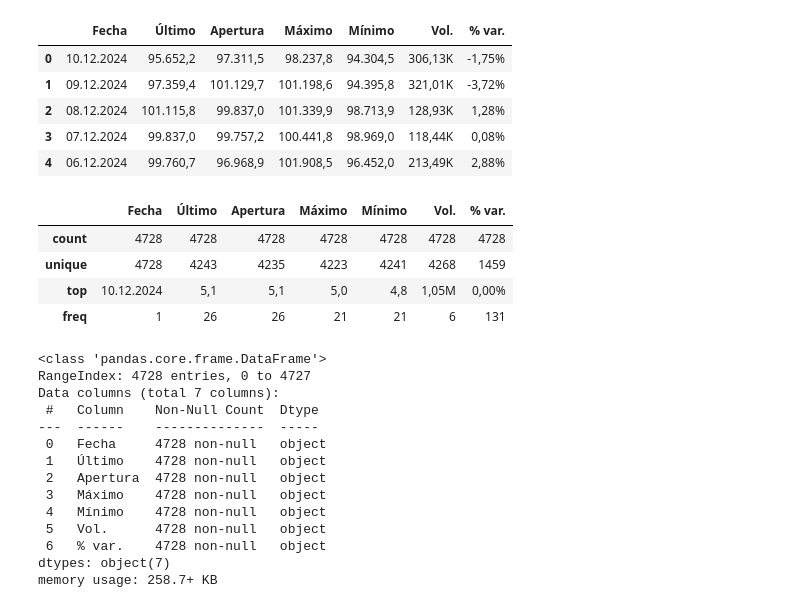
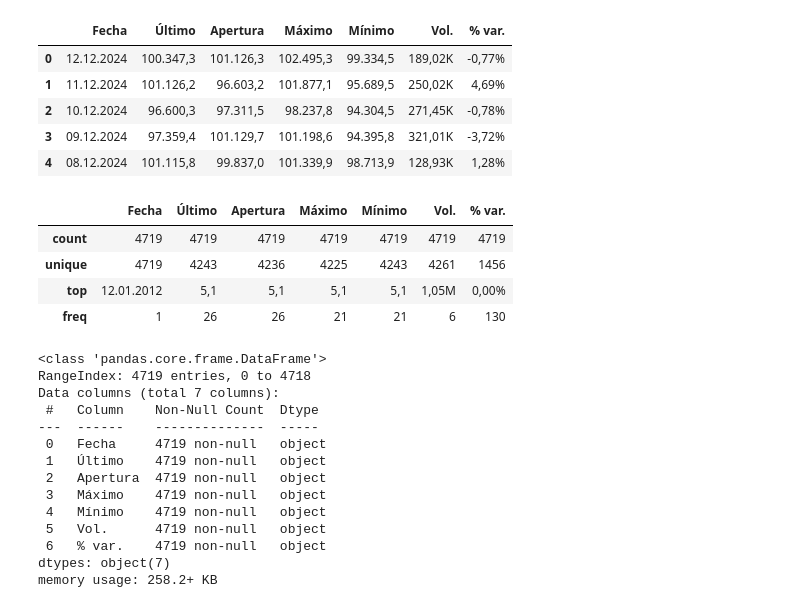
Before and after one commit to FelicianoRN01/SAA, a Jupyter notebook: prediccionBitcoin.ipynb, the cells around one changed output. Cells and saved outputs as stored; diff of their text form; code cells hidden in the pictures.

```diff
--- a/prediccionBitcoin.ipynb
+++ b/prediccionBitcoin.ipynb
@@ -8,36 +8,36 @@ from sklearn.metrics import mean_squared_error
 # %%
-df = pd.read_csv('/home/alumnadotarde/Descargas/Bitcoin.csv')
-
+# df = pd.read_csv('/home/alumnadotarde/Descargas/Bitcoin.csv')
+df = pd.read_csv('./bitcoin.csv', delimiter=',')
 df.head()
 # %% [output]
 |  | Fecha | Último | Apertura | Máximo | Mínimo | Vol. | % var. |
-| 0 | 10.12.2024 | 95.652,2 | 97.311,5 | 98.237,8 | 94.304,5 | 306,13K | -1,75% |
-| 1 | 09.12.2024 | 97.359,4 | 101.129,7 | 101.198,6 | 94.395,8 | 321,01K | -3,72% |
-| 2 | 08.12.2024 | 101.115,8 | 99.837,0 | 101.339,9 | 98.713,9 | 128,93K | 1,28% |
-| 3 | 07.12.2024 | 99.837,0 | 99.757,2 | 100.441,8 | 98.969,0 | 118,44K | 0,08% |
-| 4 | 06.12.2024 | 99.760,7 | 96.968,9 | 101.908,5 | 96.452,0 | 213,49K | 2,88% |
+| 0 | 12.12.2024 | 100.347,3 | 101.126,3 | 102.495,3 | 99.334,5 | 189,02K | -0,77% |
+| 1 | 11.12.2024 | 101.126,2 | 96.603,2 | 101.877,1 | 95.689,5 | 250,02K | 4,69% |
+| 2 | 10.12.2024 | 96.600,3 | 97.311,5 | 98.237,8 | 94.304,5 | 271,45K | -0,78% |
+| 3 | 09.12.2024 | 97.359,4 | 101.129,7 | 101.198,6 | 94.395,8 | 321,01K | -3,72% |
+| 4 | 08.12.2024 | 101.115,8 | 99.837,0 | 101.339,9 | 98.713,9 | 128,93K | 1,28% |
 # %%
 df.describe()
 # %% [output]
 |  | Fecha | Último | Apertura | Máximo | Mínimo | Vol. | % var. |
-| count | 4728 | 4728 | 4728 | 4728 | 4728 | 4728 | 4728 |
-| unique | 4728 | 4243 | 4235 | 4223 | 4241 | 4268 | 1459 |
-| top | 10.12.2024 | 5,1 | 5,1 | 5,0 | 4,8 | 1,05M | 0,00% |
-| freq | 1 | 26 | 26 | 21 | 21 | 6 | 131 |
+| count | 4719 | 4719 | 4719 | 4719 | 4719 | 4719 | 4719 |
+| unique | 4719 | 4243 | 4236 | 4225 | 4243 | 4261 | 1456 |
+| top | 12.01.2012 | 5,1 | 5,1 | 5,1 | 5,1 | 1,05M | 0,00% |
+| freq | 1 | 26 | 26 | 21 | 21 | 6 | 130 |
 # %%
 df.info()
 # %% [output]
 <class 'pandas.core.frame.DataFrame'>
-RangeIndex: 4728 entries, 0 to 4727
+RangeIndex: 4719 entries, 0 to 4718
 Data columns (total 7 columns):
  #   Column    Non-Null Count  Dtype
 ---  ------    --------------  -----
- 0   Fecha     4728 non-null   object
- 1   Último    4728 non-null   object
- 2   Apertura  4728 non-null   object
- 3   Máximo    4728 non-null   object
- 4   Mínimo    4728 non-null   object
- 5   Vol.      4728 non-null   object
- 6   % var.    4728 non-null   object
+ 0   Fecha     4719 non-null   object
+ 1   Último    4719 non-null   object
+ 2   Apertura  4719 non-null   object
+ 3   Máximo    4719 non-null   object
+ 4   Mínimo    4719 non-null   object
+ 5   Vol.      4719 non-null   object
+ 6   % var.    4719 non-null   object
 dtypes: object(7)
-memory usage: 258.7+ KB
+memory usage: 258.2+ KB
```
Also changed, not shown: parts of 10 cells of this notebook, 2 other files.
